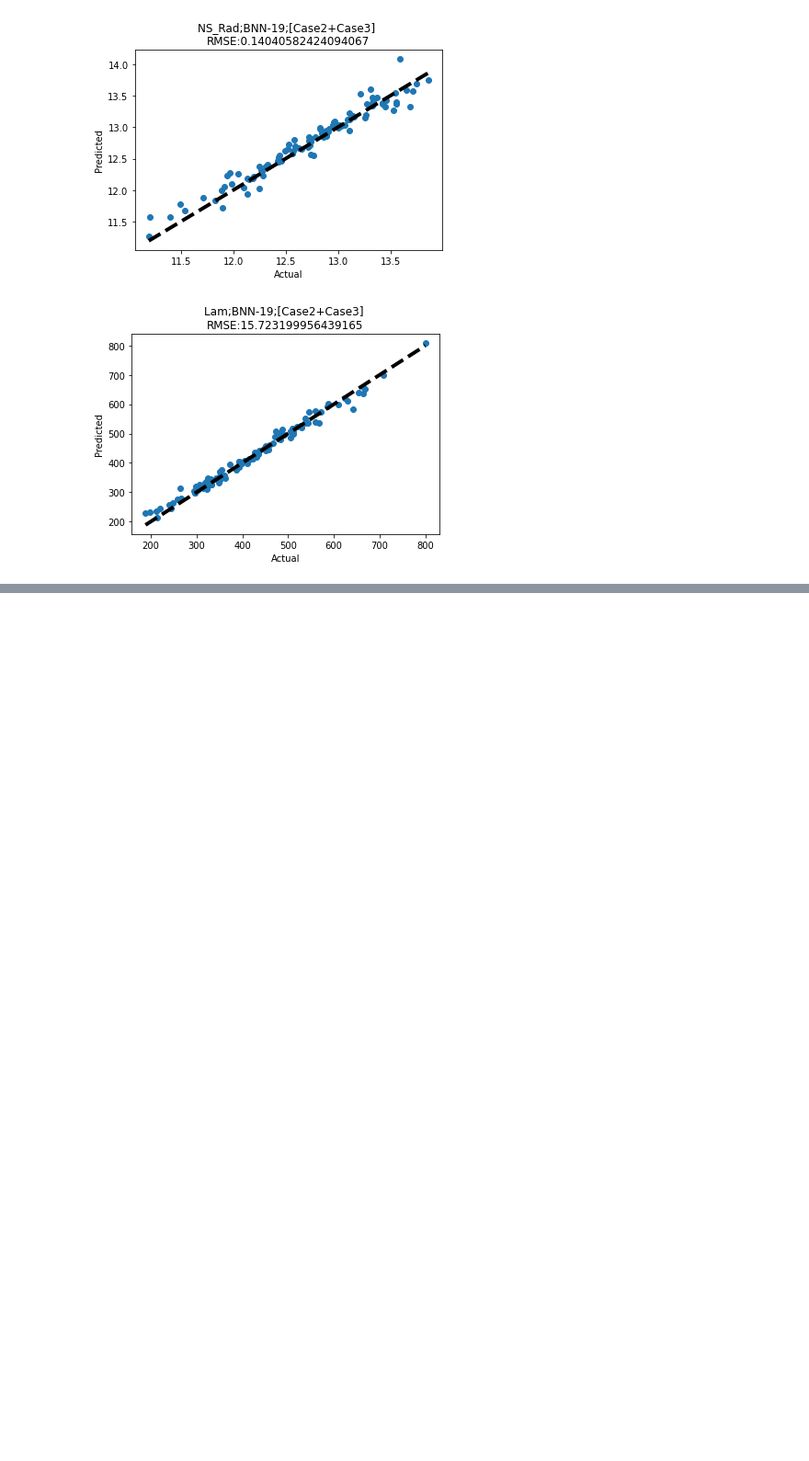
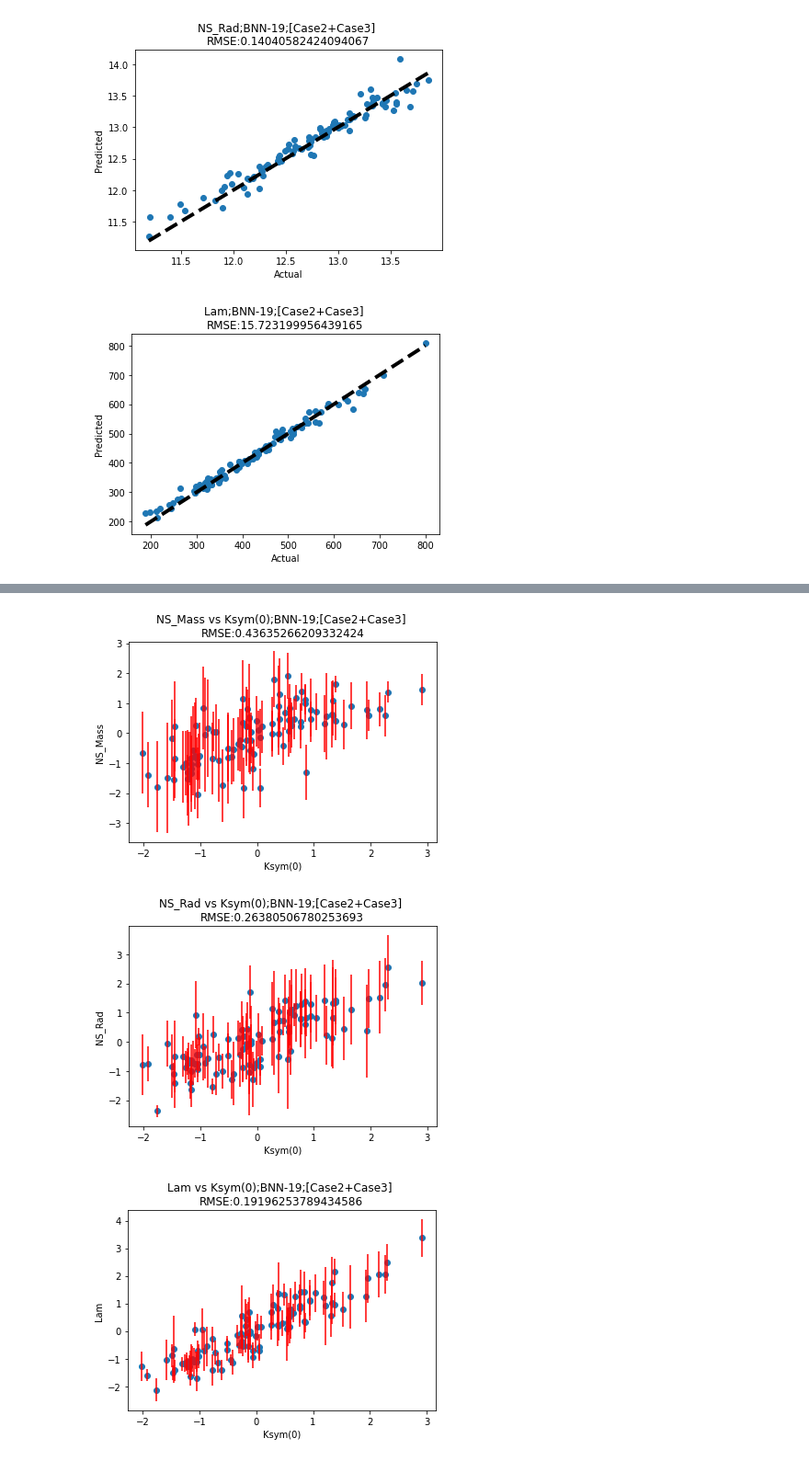
Before and after one commit to AstroDnerd/NS-ML-on-Nuclear-Matter--KB, a Jupyter notebook: Codes/BNN_Tensorflow.ipynb, the cells around one changed output, grey strips where cells are left out. Shown at 92% size. Drawn from its saved outputs; the diff is of its cells as text; code cells hidden in the pictures; blank space fills up the shorter version.

```diff
--- a/Codes/BNN_Tensorflow.ipynb
+++ b/Codes/BNN_Tensorflow.ipynb
@@ -360,0 +627,41 @@ for i in range(3):
+# %%
+#Selecting model to show output (best overall is 19)
+model_i = models[0]
+samples = 100
+iterations = 10
+test_iterator = tf.compat.v1.data.make_one_shot_iterator(data_test)
+X_true = np.empty(shape=(samples, len_inputs))
+Y_true = np.empty(shape=(samples, len_outputs))
+Y_pred = np.empty(shape=(samples, len_outputs, iterations))
+
+for i in range(samples):
+    features, labels = test_iterator.get_next()
+    X_true[i,:] = features
+    X_true[i,:] = sc_X.inverse_transform(X_true[i,:])
+    Y_true[i,:] = labels.numpy()
+    Y_true[i,:] = sc_y.inverse_transform(Y_true[i,:])
+    for k in range(iterations):
+        Y_pred[i,:,k] = model_i.predict(features)
+        Y_pred[i,:,k] = sc_y.inverse_transform(Y_pred[i,:,k])
+
+# Calculate mean and standard deviation.
+Y_pred_m = np.mean(Y_pred, axis=-1)
+Y_pred_s = np.std(Y_pred, axis=-1)
+# %%
+#plot of values and error bars
+import sklearn.metrics
+import matplotlib.pyplot as plt
+titles = ['NS_Mass','NS_Rad','Lam']
+for i in range(3):
+    rms = 'RMSE:'+str((np.sqrt(sklearn.metrics.mean_squared_error(Y_true[:,i], Y_pred_m[:,i]))))
+    fig, ax = plt.subplots()
+    ax.scatter(X_true[:,6],Y_pred_m[:,i])
+    ax.errorbar(X_true[:,6],Y_pred_m[:,i],yerr=2*Y_pred_s[:,i],ecolor='red',linestyle="None")
+    ax.set_ylabel(titles[i])
+    ax.set_xlabel('Ksym(0)')
+    plt.title(titles[i]+' vs Ksym(0);'+model_i.name+';[Case2+Case3] \n'+rms)
+    plt.show()
+# %% [output]
+[figure, added]
+[figure, added]
+[figure, added]
```
Also changed, not shown: parts of 23 cells of this notebook, 9 other files.
